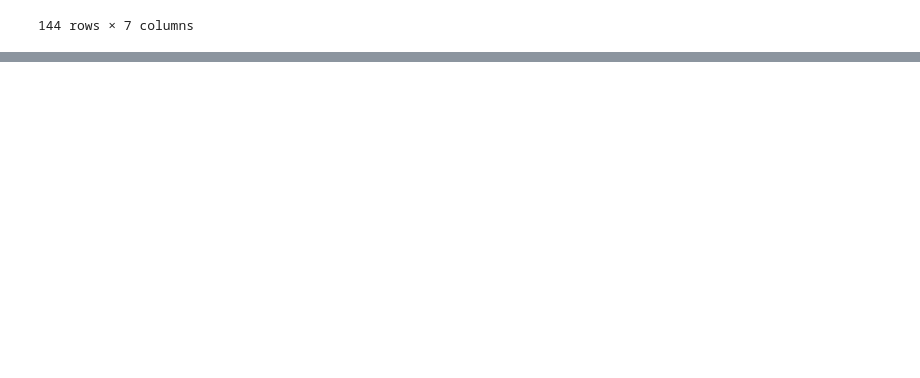
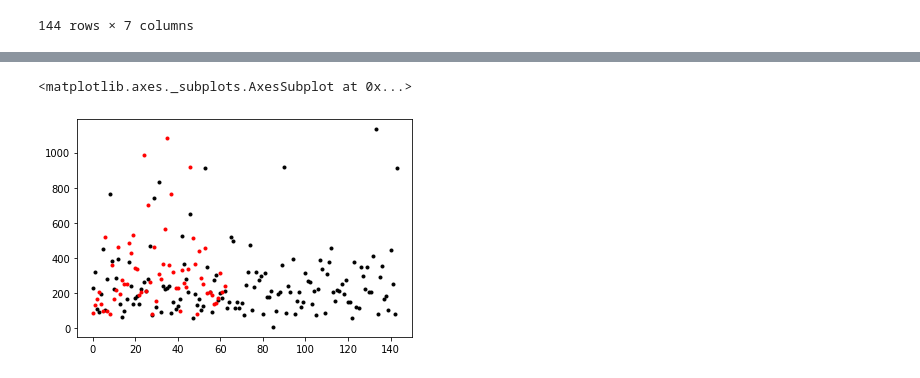
Before and after one commit to anderson-github/DataEng_WebScrap, a Jupyter notebook: myplatzidata/Platzi_Data.ipynb, the cells around one changed output, grey strips where cells are left out. Saved outputs shown, nothing was run; the diff lists cells and outputs as text; code cells hidden in the pictures; blank space fills up the shorter version.

```diff
--- a/myplatzidata/Platzi_Data.ipynb
+++ b/myplatzidata/Platzi_Data.ipynb
@@ -454,0 +491,6 @@ el_universal
+# %%
+clean_eluniversal['n_tokens_body'].plot(style='k.')
+clean_eltiempo['n_tokens_body'].plot(style='r.')
+# %% [output]
+<matplotlib.axes._subplots.AxesSubplot at 0x...>
+[figure, added]
```
Also changed, not shown: parts of 10 cells of this notebook, 2 other files.
